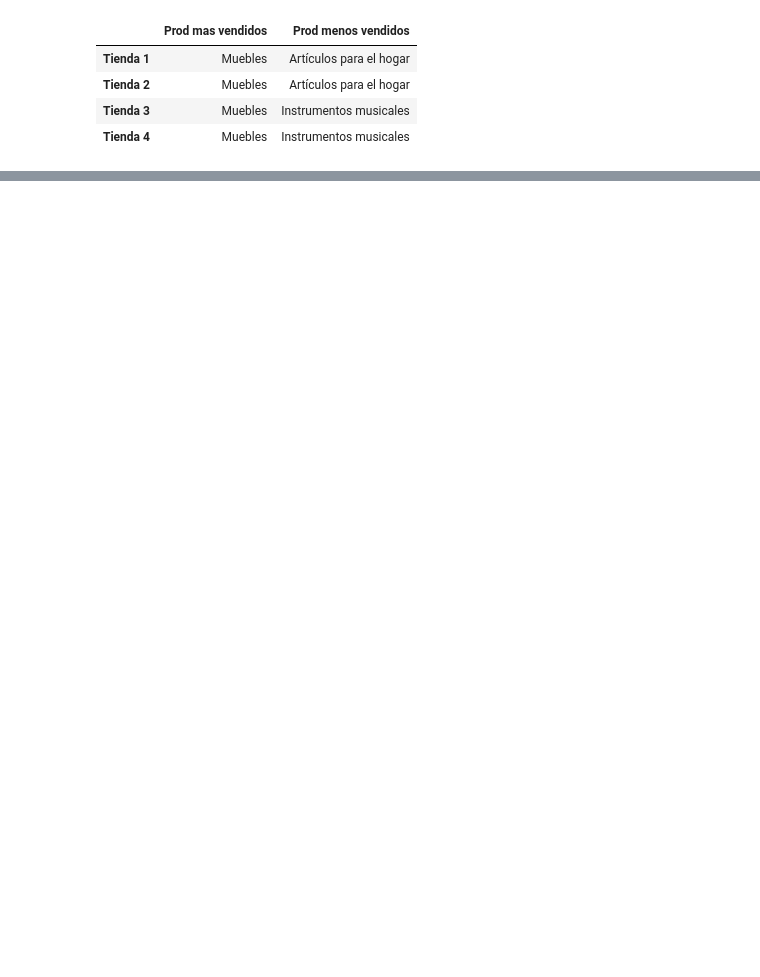
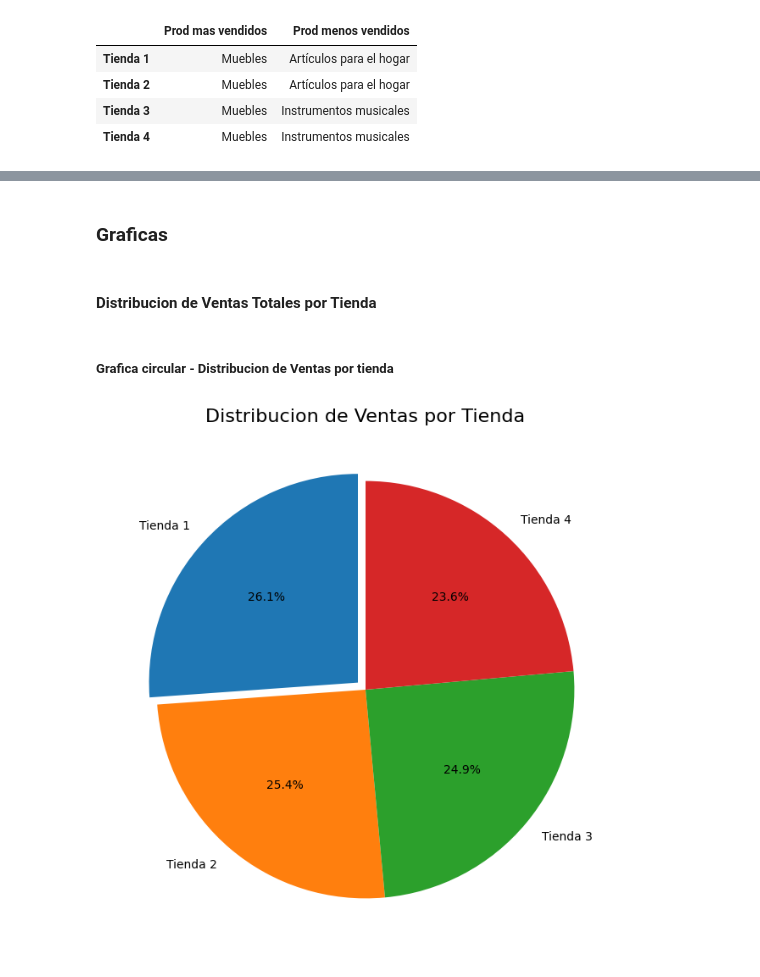
Before and after one commit to MrX7Torres/Proyecto_AluraStoreLatam, a Jupyter notebook: AluraStoreLatam.ipynb, the cells around one changed output, grey strips where cells are left out. Saved outputs shown, nothing was run; the diff lists cells and outputs as text; code cells hidden in the pictures; blank space fills up the shorter version.

```diff
--- a/AluraStoreLatam.ipynb
+++ b/AluraStoreLatam.ipynb
@@ -174,0 +188,8 @@ costo_envio_prom.T
+# %%
+datos_ingresos = ingresos_por_tienda.loc['Ingresos']
+datos_costos = costo_envio_prom.loc['Media_Costo_Envio']
+datos_calificacion = cal_promedio_tienda.loc['Promedio']
+# %% [markdown]
+### **Graficas**
+# %% [markdown]
+#### Distribucion de Ventas Totales por Tienda
@@ -174,0 +198,11 @@ costo_envio_prom.T
+# %% [markdown]
+##### Grafica circular - Distribucion de Ventas por tienda
+# %%
+mejor_tienda = datos_ingresos.idxmax()
+explode_lista = [0.05 if i == mejor_tienda else 0 for i in datos_ingresos.index]
+ax = datos_ingresos.plot(kind='pie', figsize=(10,8), autopct='%1.1f%%', startangle=90, explode=explode_lista)
+ax.set_title('Distribucion de Ventas por Tienda', fontsize=16)
+ax.set_ylabel("")
+plt.show()
+# %% [output]
+[figure, added]
```
Also changed, not shown: parts of 34 cells of this notebook.
